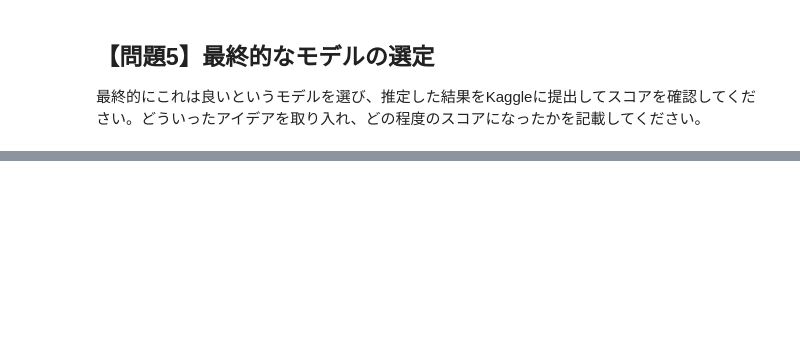
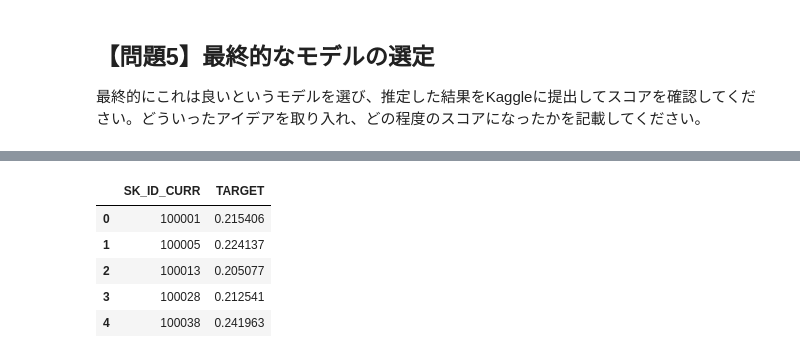
Before and after one commit to T-Sawao/diveintocode-ml, a Jupyter notebook: term1_sprint1.ipynb, the cells around one changed output, grey strips where cells are left out. Saved outputs shown, nothing was run; the diff lists cells and outputs as text; code cells hidden in the pictures; blank space fills up the shorter version.

```diff
--- a/term1_sprint1.ipynb
+++ b/term1_sprint1.ipynb
@@ -843,0 +625,6 @@ pd.DataFrame(clf.cv_results_).T
+# %%
+Xtrain = train_df[["EXT_SOURCE_1", "EXT_SOURCE_2", "EXT_SOURCE_3", "DAYS_EMPLOYED"]]
+test = test_df[["EXT_SOURCE_1", "EXT_SOURCE_2", "EXT_SOURCE_3", "DAYS_EMPLOYED"]]
+
+xtrain, xtest, ytrain, ytest = train_test_split(Xtrain.values, train_labels.values, test_size=0.2, random_state=0)
+print("xtrain",xtrain.shape, "xtest", xtest.shape, "ytrain", ytrain.shape, "ytest", ytest.shape)
@@ -843,0 +659,7 @@ pd.DataFrame(clf.cv_results_).T
+# %%
+xgb_bo2 = BayesianOptimization(xgb_evaluate1,
+                              {'min_child_weight': (1,20),
+                               'subsample': (.1,1),
+                               'colsample_bytree': (.1,1),
+                               'max_depth': (1,50)},
+                              random_state=0)
@@ -843,0 +686,4 @@ pd.DataFrame(clf.cv_results_).T
+# %%
+optimized_params1 = xgb_bo2.max['params']
+optimized_params1['max_depth'] = int(optimized_params1['max_depth'])
+optimized_params1
@@ -843,0 +695,11 @@ pd.DataFrame(clf.cv_results_).T
+# %%
+fixed_params = {'metric':'error',
+                'objective':'binary:logistic',
+                'random_state':0,
+                'booster': 'gbtree',
+                'learning_rate':0.01}
+
+xgb6 = xgb.XGBClassifier()
+xgb6.set_params(**fixed_params, **optimized_params1)
+xgb6.fit(xtrain,ytrain)
+xgb6_proba = xgb6.predict_proba(test)[:,1]
@@ -843,0 +713,11 @@ pd.DataFrame(clf.cv_results_).T
+# %%
+submit = app_test[["SK_ID_CURR"]]
+submit['TARGET'] = xgb6_proba.reshape(-1,1)
+submit.head()
+# %% [output]
+|  | SK_ID_CURR | TARGET |
+| 0 | 100001 | 0.215406 |
+| 1 | 100005 | 0.224137 |
+| 2 | 100013 | 0.205077 |
+| 3 | 100028 | 0.212541 |
+| 4 | 100038 | 0.241963 |
```
Also changed, not shown: parts of 74 cells of this notebook.
